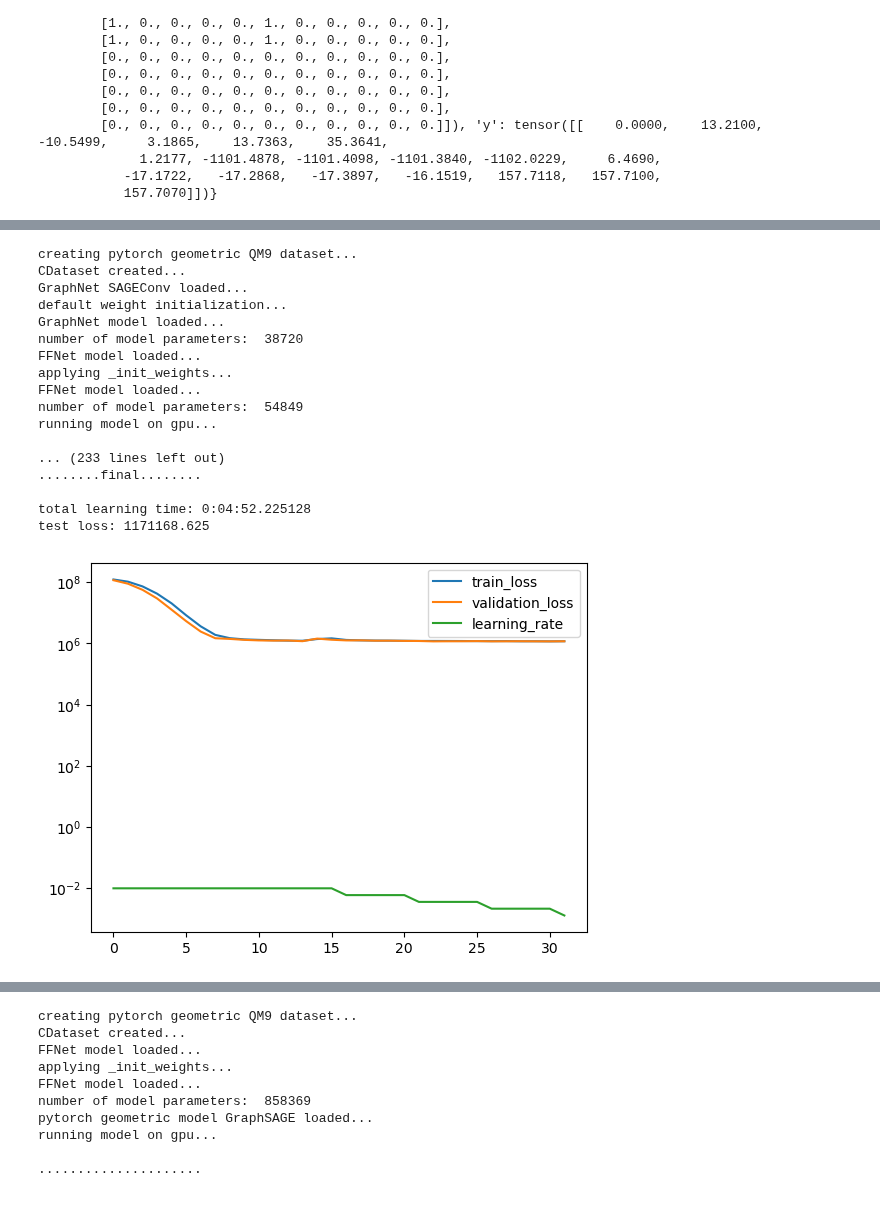
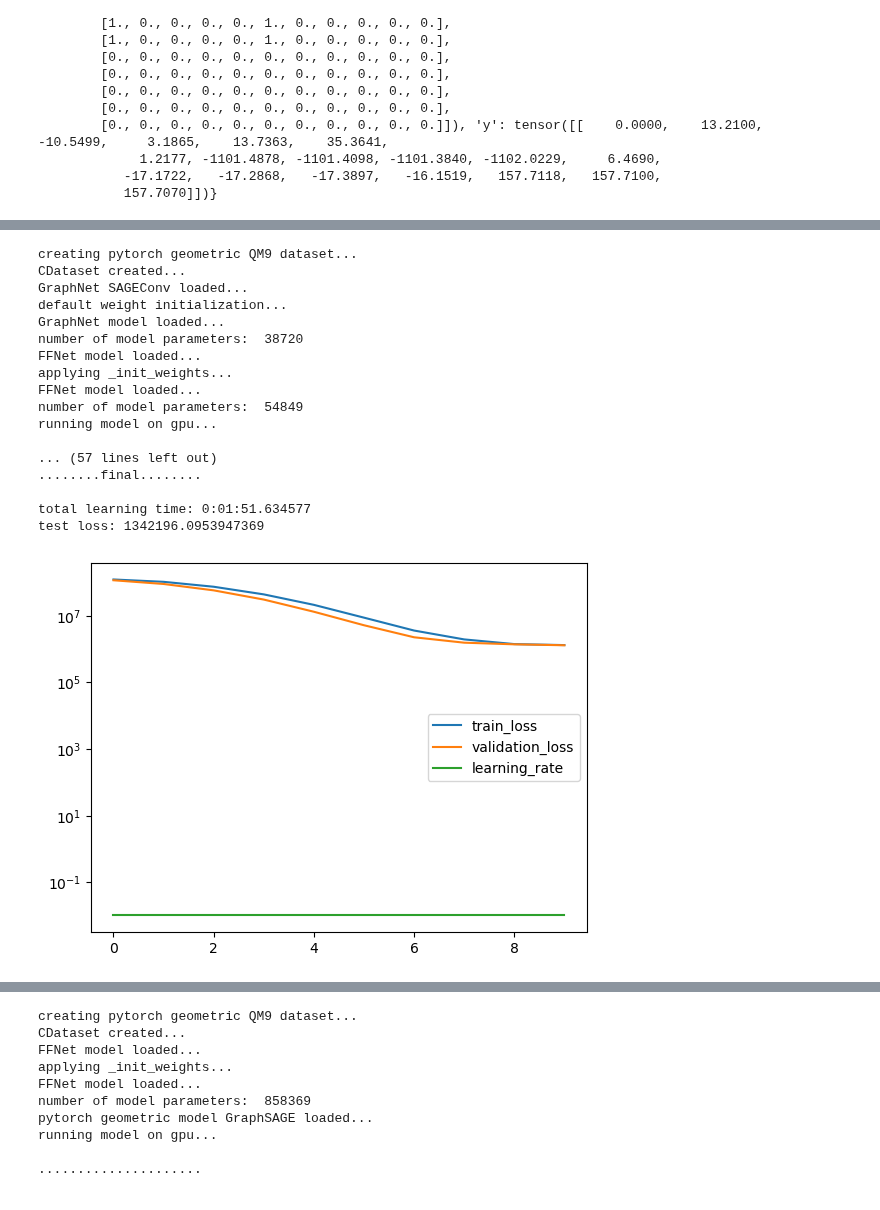
Before and after one commit to icanswim/qchem, a Jupyter notebook: experiment.ipynb, the cells around one changed output, grey strips where cells are left out. Saved outputs shown, nothing was run; the diff lists cells and outputs as text; code cells hidden in the pictures.

```diff
--- a/experiment.ipynb
+++ b/experiment.ipynb
@@ -33,10 +33,7 @@ from torch_geometric.loader import DataLoader
 import torch_geometric.transforms as T
 # %%
 # QM9 dataset with PyG Data output
-# extract, filter, create, save, transform, display
-
-from dataset import QM9, SmileReTokenizer
-from cosmosis.dataset import ExpandN, Encode, AsTensor
+# extract, filter, create, transform, save, display
 
 qm9_features = ['A','B','C','mu','alpha','homo','lumo', 'gap','r2','zpve',
                 'U0','U','H','G','Cv','qm9_n_atoms','qm9_block','qm9_atom_type',
@@ -45,13 +42,13 @@ qm9_features = ['A','B','C','mu','alpha','homo','lumo', 'gap','r2','zpve',
 rdkit_features = ['atom_type','atomic_number','aromatic','chirality',
                   'degree','charge','n_hs','n_rads','hybridization',
                   'edge_indices','edge_attr','rdmol_block','n_atoms',
-                  'xyz','distance','coulomb','adjacency','rdmol']
+                  'xyz','distance','coulomb','adjacency','rdmol',
+                  'canonical_smile','tokens']
 
 rdkit_edge = ['edge_indices','bond_type','bond_stereo','bond_conjugated','bond_ring']
 
 vocab = QM9.vocab
 srt_vocab = SmileReTokenizer.create_srt_vocab()
-d_vocab = len(srt_vocab)
 
 ds_param = {'train_param': {'input_dict': {'x': [
                                                  'atomic_number',
@@ -62,14 +59,16 @@ ds_param = {'train_param': {'input_dict': {'x': [
                                             'edge_index': ['edge_indices'],
                                             'bond_type': ['bond_type'],
                                             'bond_ring': ['bond_ring'],
+                                            'bond_stereo': ['bond_stereo'],
+                                            'bond_conjugated': ['bond_conjugated'],
                                             'hybridization': ['hybridization'],
                                             'chirality': ['chirality'],
+                                            'canonical_smile': ['canonical_smile'],
+                                            'tokens': ['tokens'],
                                             'coulomb': ['coulomb'],
                                             'distance': ['distance'],
                                             'adjacency': ['adjacency'],
                                             'mulliken': ['mulliken'],
-                                            'tokens': ['tokens'],
-                                            'canonical_smile': ['canonical_smile'],
                                             'y': ['U0']},
                               'transforms': {
                                              'hybridization': [Encode(vocab['hybridization']),
@@ -84,20 +83,17 @@ ds_param = {'train_param': {'input_dict': {'x': [
                                              'coulomb': [AsTensor()],
                                              'bond_type': [AsTensor()],
                                              'bond_stereo': [AsTensor()],
-                                             'bond_conjugated': [AsTensor()],
+                                             'bond_conjugated': [ExpandN(1), AsTensor()],
                                              'bond_ring': [ExpandN(1), AsTensor()],
                                              'distance': [],
                                              'adjacency': [],
                                              'idx': [AsTensor()],
                                              'U0': [ExpandN(1), AsTensor()],
-                                             'smile': [],
-                                             'canonical_smile': [],
                                             },
                               #'filter_on': ('n_atoms','>','8'),
-                              #'n': 1000, #non-random subset for testing,
-                              'use_pickle': 'seq_test.pkl', #use pickle if exists otherwise create
-                              'n_conformers': 2,
-                              'vocab': srt_vocab,
+                              'n': 10000, # non-random subset for testing,
+                              'use_pickle': 'qm9_10.pkl', # use pickle if exists otherwise create
+                              'n_conformers': 10,
                               'dict2data': True}}
 
 qm9 = QM9(**ds_param['train_param'])
@@ -107,10 +103,8 @@ molecule = qm9[k]
 print('molecule: ', molecule)
 print('molecule.idx : ', molecule.idx)
 print('tokens: ', molecule.tokens)
-print('canonical smile: ', molecule.canonical_smile)
 smile_re_tokenizer = SmileReTokenizer()
 print('tokenized smile: ', smile_re_tokenizer(molecule.canonical_smile))
-print('d_vocab: ', d_vocab)
 qm9.ds[k].rdmol
 print('molecule.x: \n', molecule.x)
 print('molecule.edge_attr: \n', molecule.bond_ring)
@@ -970,38 +976,38 @@ sample_param = {'set_seed': 88,
 sched_param = {'factor': .6,
                'patience': 2,
                'cooldown': 2,
                'min_lr': .00125}
 
 
 learn = Learn([PGDS],
               GraphNet,
               Selector,
               Optimizer=Adam,
               Scheduler=ReduceLROnPlateau,
               Criterion=MSELoss,
               DataLoader=DataLoader,
               model_param=model_param, ds_param=ds_param, sample_param=sample_param,
               opt_param=opt_param, sched_param=sched_param, crit_param=crit_param,
-              metrics_param=metrics_param, batch_size=512, epochs=50)
+              metrics_param=metrics_param, batch_size=512, epochs=10)
 # %% [output]
 creating pytorch geometric QM9 dataset...
 CDataset created...
 GraphNet SAGEConv loaded...
 default weight initialization...
 GraphNet model loaded...
 number of model parameters:  38720
 FFNet model loaded...
 applying _init_weights...
 FFNet model loaded...
 number of model parameters:  54849
 running model on gpu...
 
-... (233 lines left out)
+... (57 lines left out)
 ........final........
 
-total learning time: 0:04:52.225128
-test loss: 1171168.625
+total learning time: 0:01:51.634577
+test loss: 1342196.0953947369
-[figure, old version]
+[figure, new version]
 # %%
 # PGDS dataset (pyg wrapper) and GraphNet model with NetConv
 # NetConv convolutions with edge features
```
Also changed, not shown: parts of 16 cells of this notebook, 1 other file.
